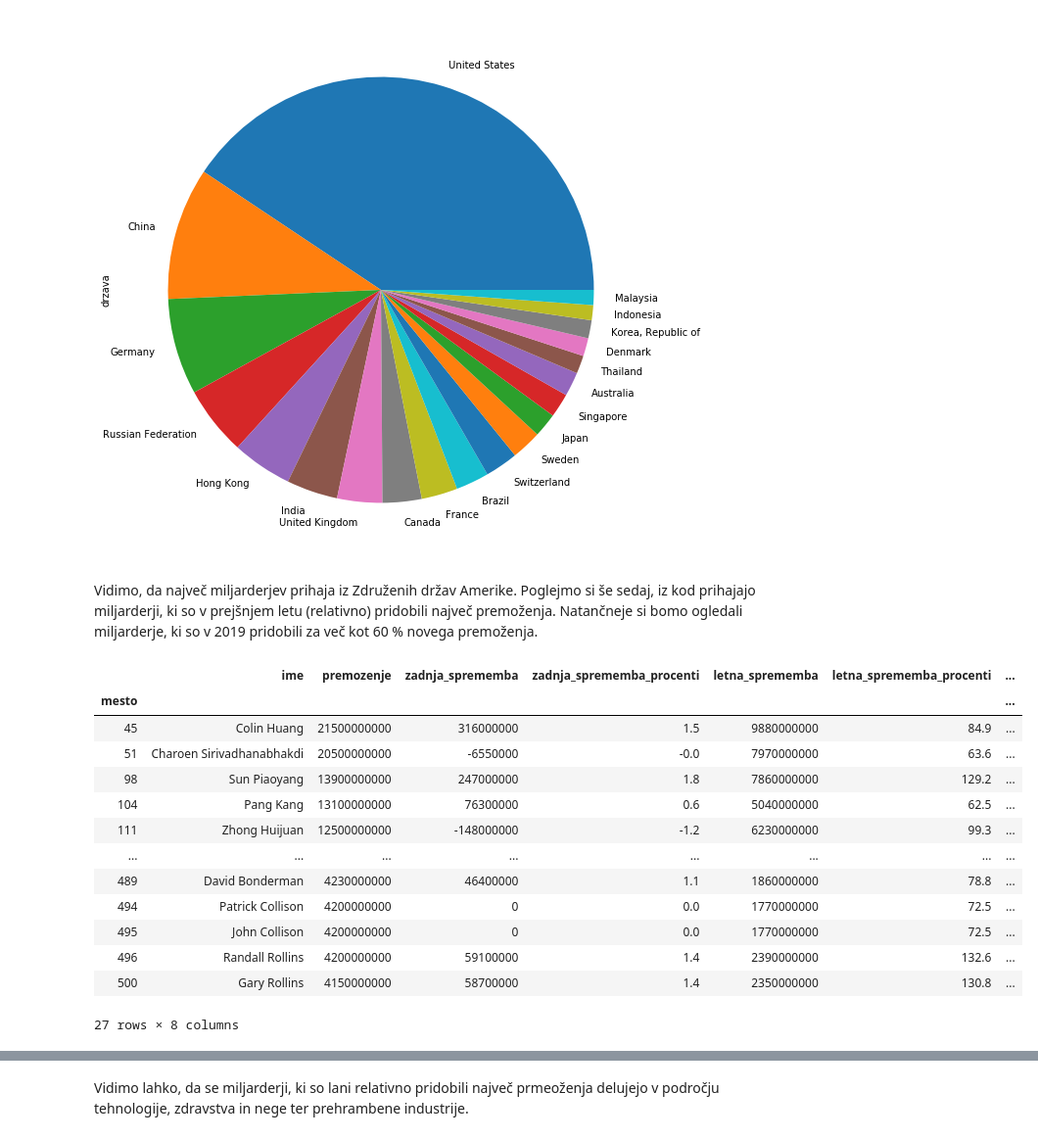
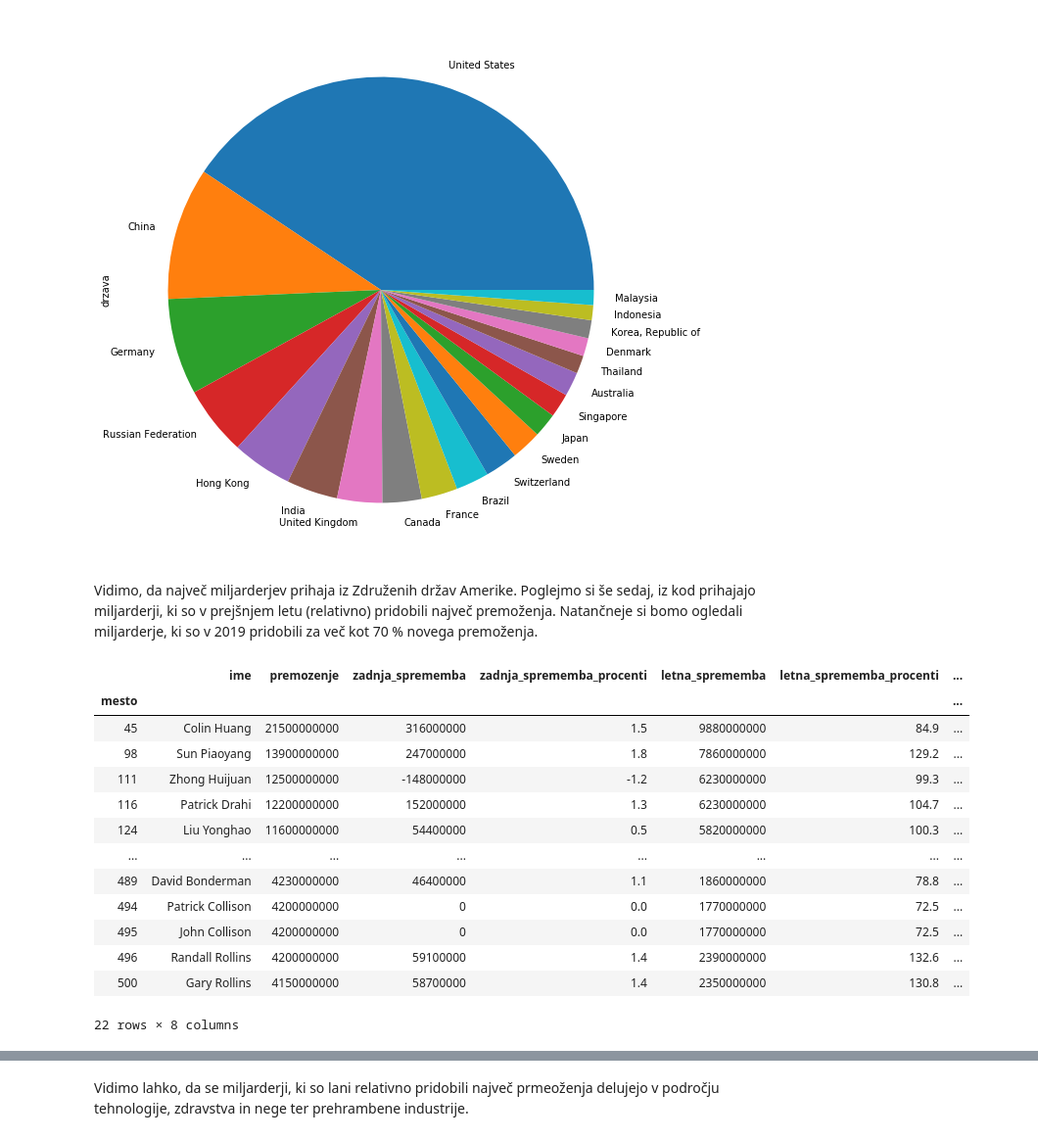
Before and after one commit to nikglobocnik/programiranje_1_projektna_naloga, a Jupyter notebook: najbogatejsi.ipynb, the cells around one changed output, grey strips where cells are left out. Shown at 98% size. Drawn from its saved outputs; the diff is of its cells as text; code cells hidden in the pictures.

```diff
--- a/najbogatejsi.ipynb
+++ b/najbogatejsi.ipynb
@@ -61,25 +61,25 @@ miljarderji['drzava'].value_counts().head(20).plot(figsize=[15,10], kind = 'pie'
 <matplotlib.axes._subplots.AxesSubplot at 0x...>
 [figure]
 # %% [markdown]
-Vidimo, da največ miljarderjev prihaja iz Združenih držav Amerike.  Poglejmo si še sedaj, iz kod prihajajo miljarderji, ki so v prejšnjem letu (relativno) pridobili največ premoženja. Natančneje si bomo ogledali miljarderje, ki so v 2019 pridobili za več kot 60 \% novega premoženja.
+Vidimo, da največ miljarderjev prihaja iz Združenih držav Amerike.  Poglejmo si še sedaj, iz kod prihajajo miljarderji, ki so v prejšnjem letu (relativno) pridobili največ premoženja. Natančneje si bomo ogledali miljarderje, ki so v 2019 pridobili za več kot 70 \% novega premoženja.
 # %%
-najvecje_spremembe = miljarderji[miljarderji.letna_sprememba_procenti >= 60]
+najvecje_spremembe = miljarderji[miljarderji.letna_sprememba_procenti >= 70]
 najvecje_spremembe
 # %% [output]
 |  | ime | premozenje | zadnja_sprememba | zadnja_sprememba_procenti | letna_sprememba | letna_sprememba_procenti | ... |
 | mesto |  |  |  |  |  |  | ... |
 | 45 | Colin Huang | 21500000000 | 316000000 | 1.5 | 9880000000 | 84.9 | ... |
-| 51 | Charoen Sirivadhanabhakdi | 20500000000 | -6550000 | -0.0 | 7970000000 | 63.6 | ... |
 | 98 | Sun Piaoyang | 13900000000 | 247000000 | 1.8 | 7860000000 | 129.2 | ... |
-| 104 | Pang Kang | 13100000000 | 76300000 | 0.6 | 5040000000 | 62.5 | ... |
 | 111 | Zhong Huijuan | 12500000000 | -148000000 | -1.2 | 6230000000 | 99.3 | ... |
+| 116 | Patrick Drahi | 12200000000 | 152000000 | 1.3 | 6230000000 | 104.7 | ... |
+| 124 | Liu Yonghao | 11600000000 | 54400000 | 0.5 | 5820000000 | 100.3 | ... |
 | ... | ... | ... | ... | ... | ... | ... | ... |
 | 489 | David Bonderman | 4230000000 | 46400000 | 1.1 | 1860000000 | 78.8 | ... |
 | 494 | Patrick Collison | 4200000000 | 0 | 0.0 | 1770000000 | 72.5 | ... |
 | 495 | John Collison | 4200000000 | 0 | 0.0 | 1770000000 | 72.5 | ... |
 | 496 | Randall Rollins | 4200000000 | 59100000 | 1.4 | 2390000000 | 132.6 | ... |
 | 500 | Gary Rollins | 4150000000 | 58700000 | 1.4 | 2350000000 | 130.8 | ... |
-27 rows × 8 columns
+22 rows × 8 columns
 # %%
 max_spremembe_grupirano = najvecje_spremembe.groupby('drzava')['drzava'].count().sort_values(ascending=False)
 # %%
```
Also changed, not shown: parts of 15 cells of this notebook.
